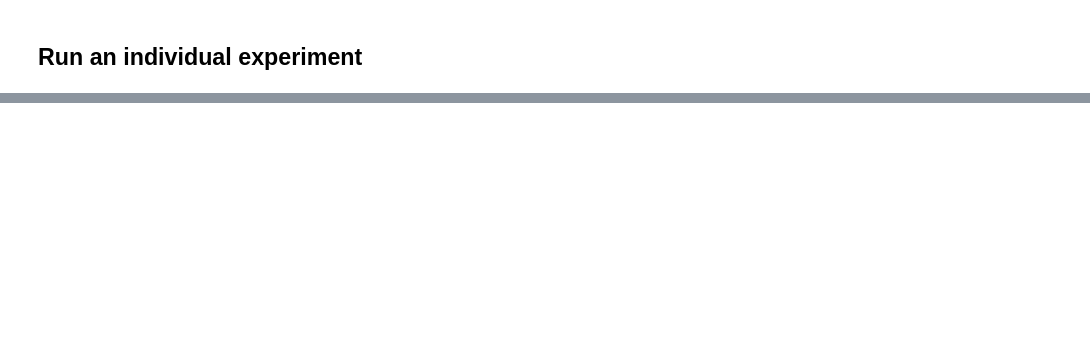
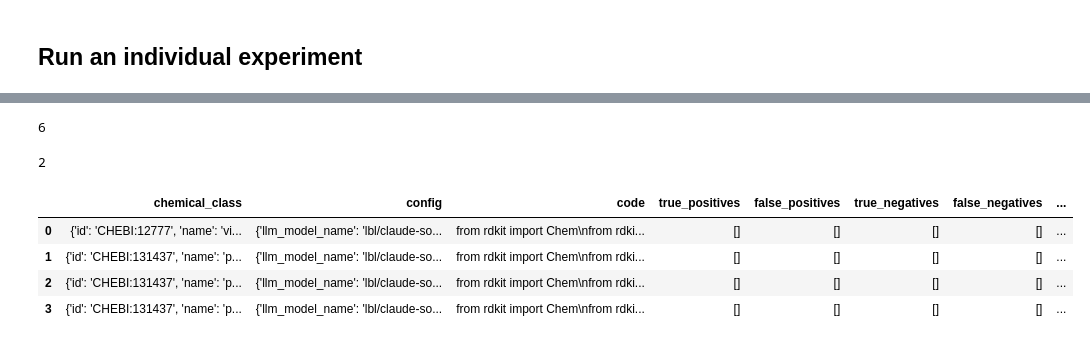
Before and after one commit to sfluegel05/c3p, a Jupyter notebook: CHEBI-LLM-Classifier.ipynb, the cells around one changed output, grey strips where cells are left out. Drawn from its saved outputs; the diff is of its cells as text; code cells hidden in the pictures; blank space fills up the shorter version.

```diff
--- a/CHEBI-LLM-Classifier.ipynb
+++ b/CHEBI-LLM-Classifier.ipynb
@@ -93,3 +104,13 @@ calculate_best()
+# %%
+# count of all failed
+len([r for r in results if not r.best])
+# %% [output]
+6
+# %%
+best_by_cls = {r.chemical_class.id: r for r in results if r.best}
+len(best_by_cls)
+# %% [output]
+2
 # %%
 import pandas as pd
 
@@ -110,6 +133,13 @@ def calc_eval_results(results, min_f1=0):
     return pd.DataFrame([r.model_dump() for r in eval_results])
 # %%
 eval_df = calc_eval_results([r for r in results if r.best])
+eval_df
+# %% [output]
+|  | chemical_class | config | code | true_positives | false_positives | true_negatives | false_negatives | ... |
+| 0 | {'id': 'CHEBI:12777', 'name': 'vi... | {'llm_model_name': 'lbl/claude-so... | from rdkit import Chem\nfrom rdki... | [] | [] | [] | [] | ... |
+| 1 | {'id': 'CHEBI:131437', 'name': 'p... | {'llm_model_name': 'lbl/claude-so... | from rdkit import Chem\nfrom rdki... | [] | [] | [] | [] | ... |
+| 2 | {'id': 'CHEBI:131437', 'name': 'p... | {'llm_model_name': 'lbl/claude-so... | from rdkit import Chem\nfrom rdki... | [] | [] | [] | [] | ... |
+| 3 | {'id': 'CHEBI:131437', 'name': 'p... | {'llm_model_name': 'lbl/claude-so... | from rdkit import Chem\nfrom rdki... | [] | [] | [] | [] | ... |
 # %%
 from pathlib import Path
 
```
Also changed, not shown: parts of 26 cells of this notebook, 25 other files.
